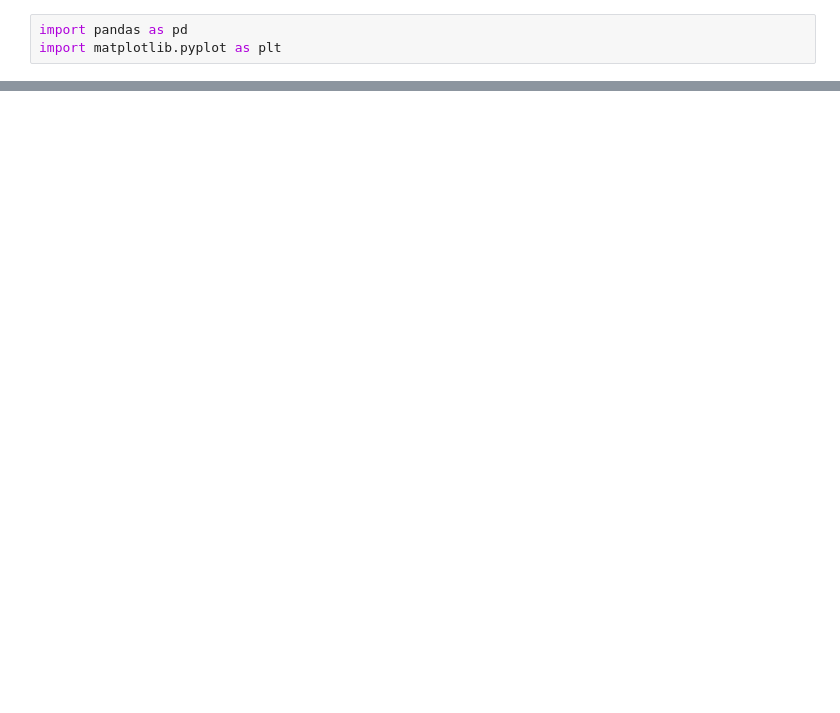
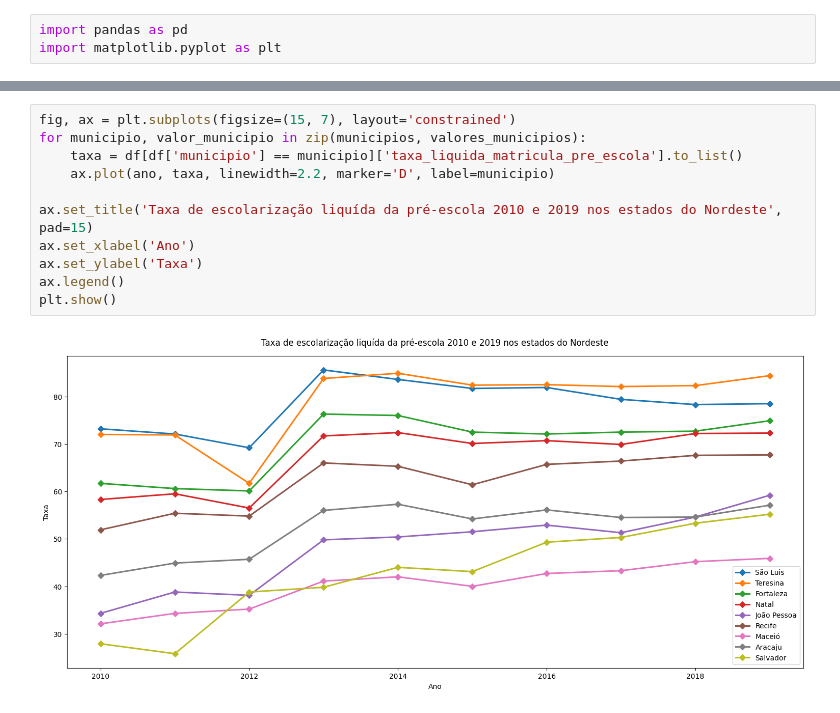
Before and after one commit to NOLASCOrabelo/Curso-e-exerc-cios-para-analise-de-dados-python, a Jupyter notebook: 2.3 - Gráfico de barras simples/Resolução do exercício.ipynb, the cells around one changed output, grey strips where cells are left out. Cells and saved outputs as stored; diff of their text form; blank space fills up the shorter version.

```diff
--- a/2.3 - Gráfico de barras simples/Resolução do exercício.ipynb
+++ b/2.3 - Gráfico de barras simples/Resolução do exercício.ipynb
@@ -29,0 +38,13 @@ plt.show()
+# %%
+fig, ax = plt.subplots(figsize=(15, 7), layout='constrained')
+for municipio, valor_municipio in zip(municipios, valores_municipios):
+    taxa = df[df['municipio'] == municipio]['taxa_liquida_matricula_pre_escola'].to_list()
+    ax.plot(ano, taxa, linewidth=2.2, marker='D', label=municipio)
+
+ax.set_title('Taxa de escolarização liquída da pré-escola 2010 e 2019 nos estados do Nordeste', pad=15)
+ax.set_xlabel('Ano')
+ax.set_ylabel('Taxa')
+ax.legend()
+plt.show()
+# %% [output]
+[figure, added]
```
Also changed, not shown: parts of 11 cells of this notebook.
